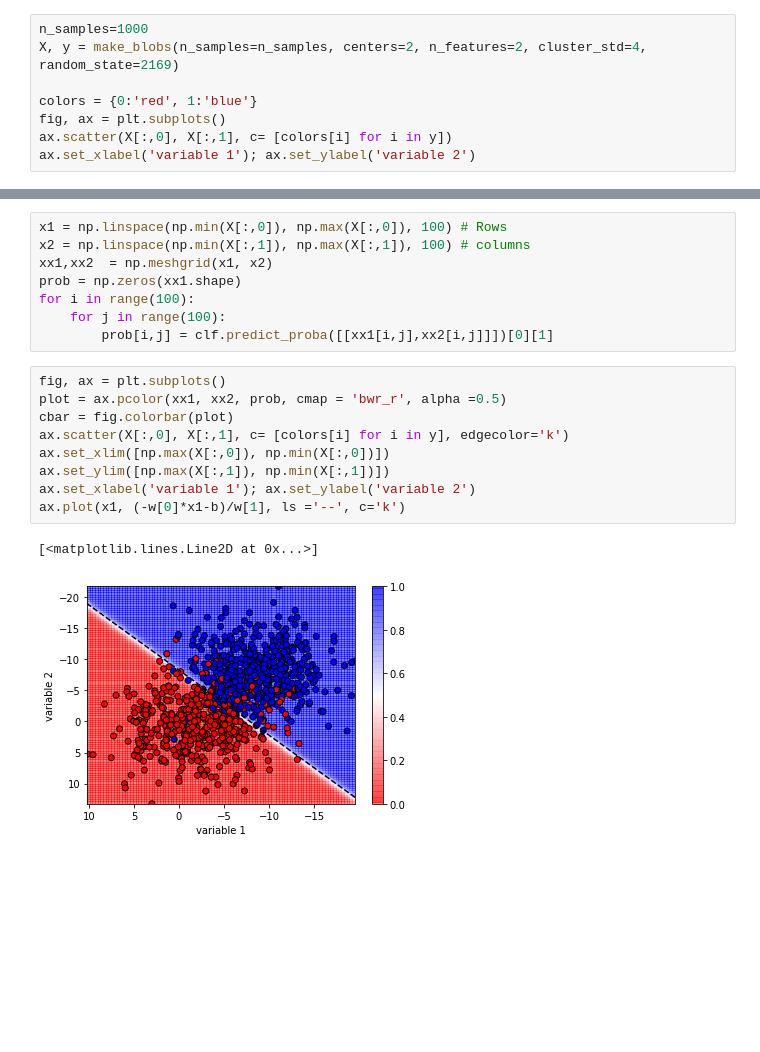
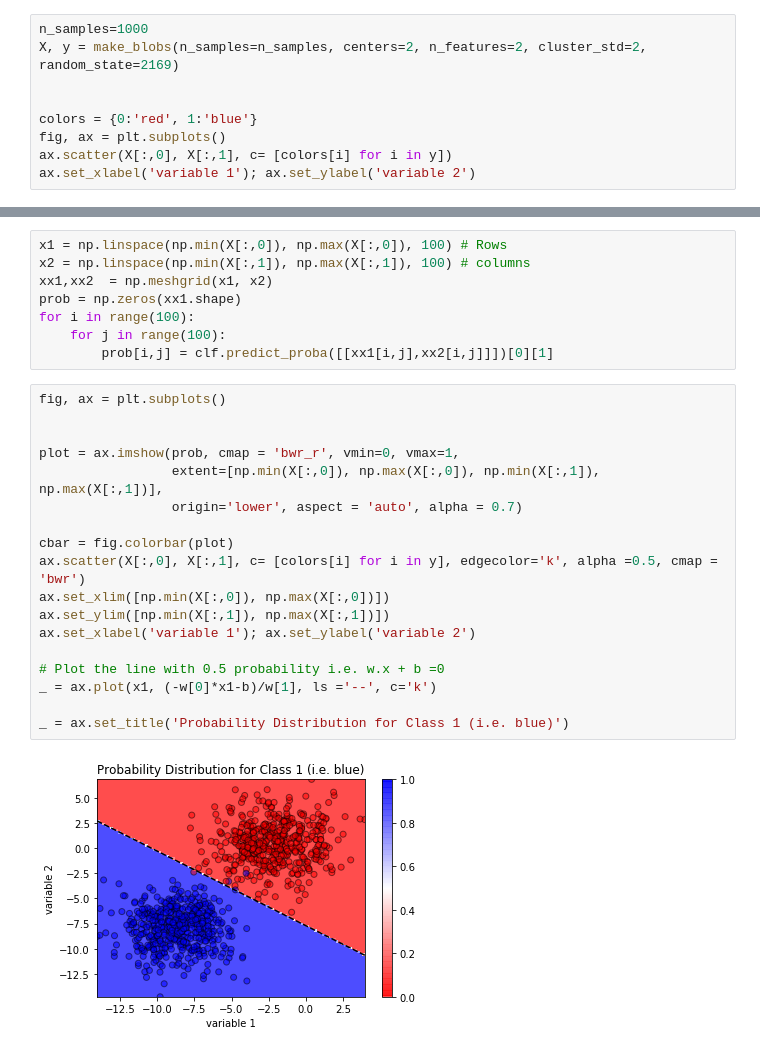
Before and after one commit to MHadavand/Lessons, a Jupyter notebook: ML/LogisticRegression/LogisticRegression.ipynb, the cells around one changed output, grey strips where cells are left out. Cells and saved outputs as stored; diff of their text form; blank space fills up the shorter version.

Commit message:
notebooks for logistic regression (the regression that provides conditional proabilities i.e. probability of a class being equal to a vlaue given a specific vector of feature values)

```diff
--- a/ML/LogisticRegression/LogisticRegression.ipynb
+++ b/ML/LogisticRegression/LogisticRegression.ipynb
@@ -74,7 +73,8 @@ from pandas import DataFrame
 a simple example with two features and a binary classification
 # %%
 n_samples=1000
-X, y = make_blobs(n_samples=n_samples, centers=2, n_features=2, cluster_std=4, random_state=2169)
+X, y = make_blobs(n_samples=n_samples, centers=2, n_features=2, cluster_std=2, random_state=2169)
+
 
 colors = {0:'red', 1:'blue'}
 fig, ax = plt.subplots()
@@ -125,13 +142,21 @@ for i in range(100):
         prob[i,j] = clf.predict_proba([[xx1[i,j],xx2[i,j]]])[0][1]
 # %%
 fig, ax = plt.subplots()
-plot = ax.pcolor(xx1, xx2, prob, cmap = 'bwr_r', alpha =0.5)
+
+
+plot = ax.imshow(prob, cmap = 'bwr_r', vmin=0, vmax=1,
+                 extent=[np.min(X[:,0]), np.max(X[:,0]), np.min(X[:,1]), np.max(X[:,1])],
+                 origin='lower', aspect = 'auto', alpha = 0.7)
+
 cbar = fig.colorbar(plot)
-ax.scatter(X[:,0], X[:,1], c= [colors[i] for i in y], edgecolor='k')
-ax.set_xlim([np.max(X[:,0]), np.min(X[:,0])])
-ax.set_ylim([np.max(X[:,1]), np.min(X[:,1])])
+ax.scatter(X[:,0], X[:,1], c= [colors[i] for i in y], edgecolor='k', alpha =0.5, cmap = 'bwr')
+ax.set_xlim([np.min(X[:,0]), np.max(X[:,0])])
+ax.set_ylim([np.min(X[:,1]), np.max(X[:,1])])
 ax.set_xlabel('variable 1'); ax.set_ylabel('variable 2')
-ax.plot(x1, (-w[0]*x1-b)/w[1], ls ='--', c='k')
+
+# Plot the line with 0.5 probability i.e. w.x + b =0
+_ = ax.plot(x1, (-w[0]*x1-b)/w[1], ls ='--', c='k')
+
+_ = ax.set_title('Probability Distribution for Class 1 (i.e. blue)')
 # %% [output]
-[<matplotlib.lines.Line2D at 0x...>]
-[figure, old version]
+[figure, new version]
```
Also changed, not shown: parts of 6 cells of this notebook, 2 other files.
